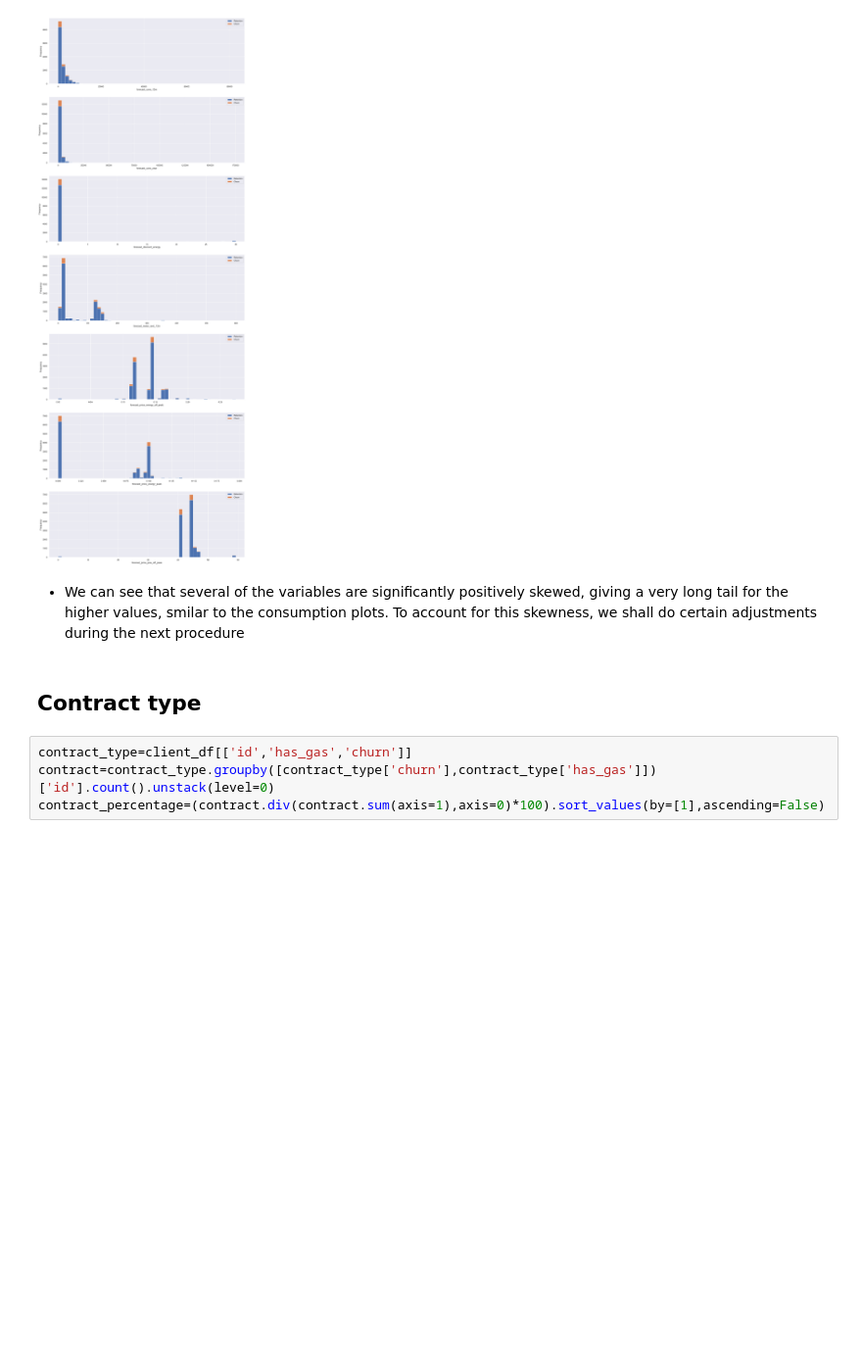
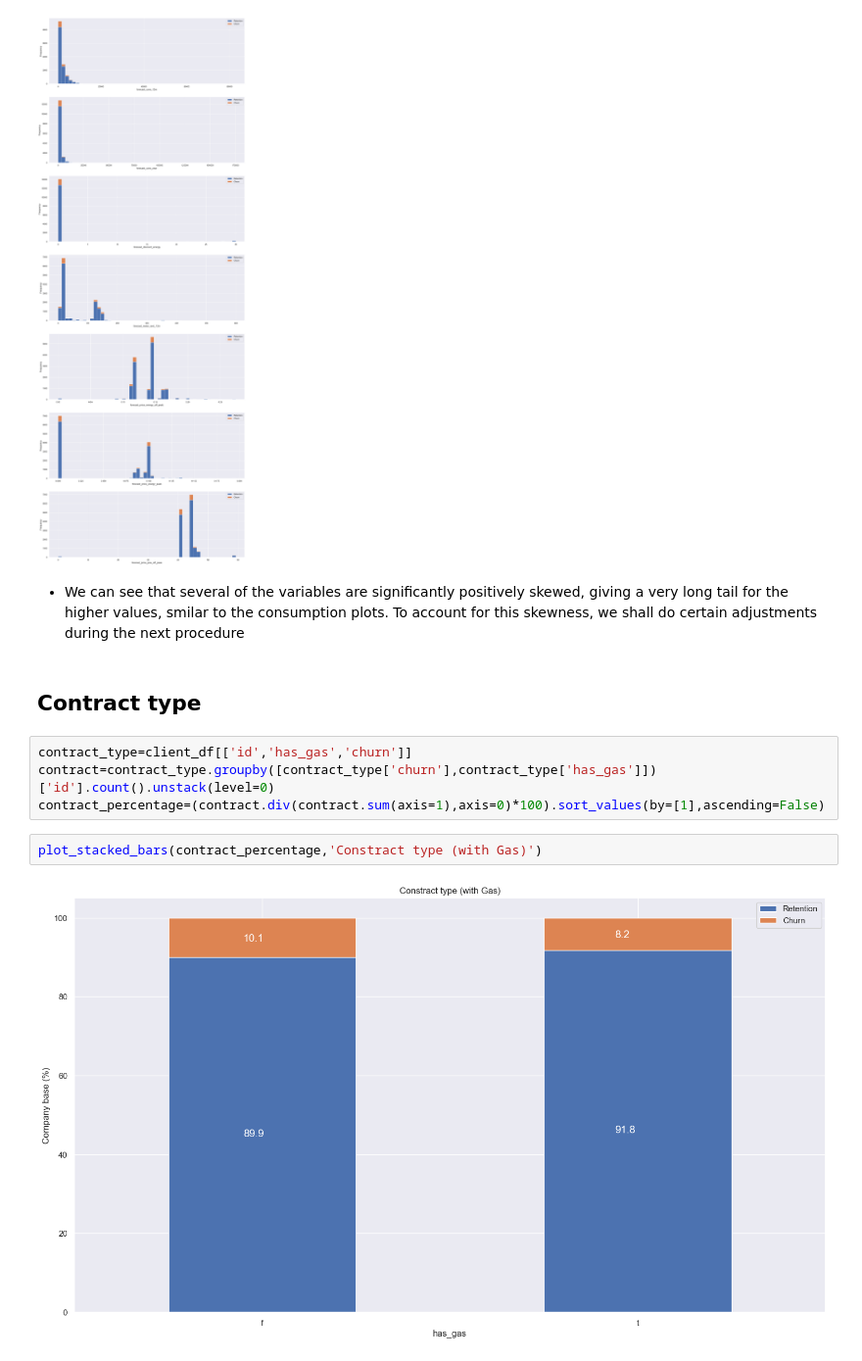
Before and after one commit to abuhmhai/BCGX-Intern, a Jupyter notebook: Task 2 EDA/Task 2 - Exploratory Data Analysis_starter.ipynb, the cells around one changed output. Shown at 98% size. Drawn from its saved outputs; the diff is of its cells as text; blank space fills up the shorter version.

Commit message:
constructed type with gas

```diff
--- a/Task 2 EDA/Task 2 - Exploratory Data Analysis_starter.ipynb
+++ b/Task 2 EDA/Task 2 - Exploratory Data Analysis_starter.ipynb
@@ -353,3 +353,7 @@ plt.savefig("View of Forecast.png", bbox_inches="tight")
 contract_type=client_df[['id','has_gas','churn']]
 contract=contract_type.groupby([contract_type['churn'],contract_type['has_gas']])['id'].count().unstack(level=0)
 contract_percentage=(contract.div(contract.sum(axis=1),axis=0)*100).sort_values(by=[1],ascending=False)
+# %%
+plot_stacked_bars(contract_percentage,'Constract type (with Gas)')
+# %% [output]
+[figure, added]
```
